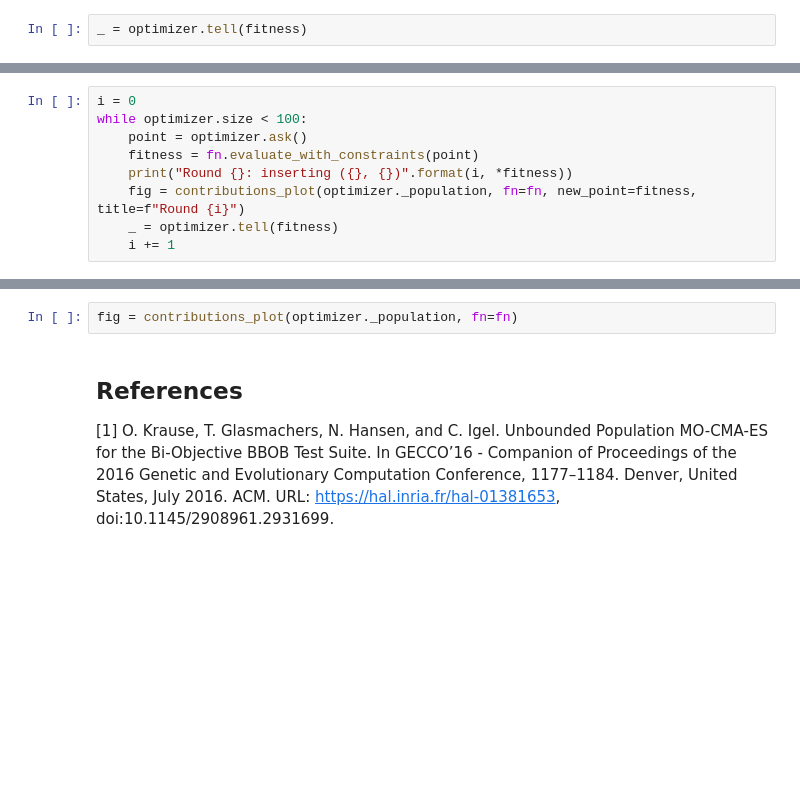
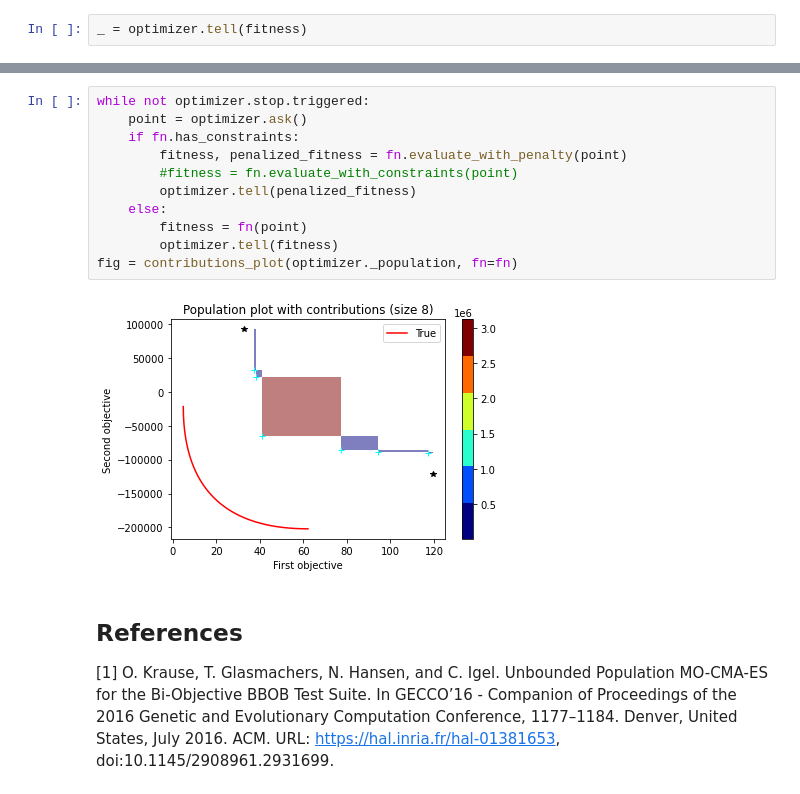
Before and after one commit to pocs-anguilla/anguilla, a Jupyter notebook: notebooks/experiments/upmocma/walkthrough.ipynb, the cells around one changed output, grey strips where cells are left out. Cells and saved outputs as stored; diff of their text form; blank space fills up the shorter version.

```diff
--- a/notebooks/experiments/upmocma/walkthrough.ipynb
+++ b/notebooks/experiments/upmocma/walkthrough.ipynb
@@ -99,9 +102,0 @@ fig = contributions_plot(optimizer._population, fn=fn)
-# %%
-i = 0
-while optimizer.size < 100:
-    point = optimizer.ask()
-    fitness = fn.evaluate_with_constraints(point)
-    print("Round {}: inserting ({}, {})".format(i, *fitness))
-    fig = contributions_plot(optimizer._population, fn=fn, new_point=fitness, title=f"Round {i}")
-    _ = optimizer.tell(fitness)
-    i += 1
@@ -130,5 +103,16 @@ ValueError: operands could not be broadcast together with shapes (10,) (0,)
-# %%
-fig = contributions_plot(optimizer._population, fn=fn)
+# %%
+while not optimizer.stop.triggered:
+    point = optimizer.ask()
+    if fn.has_constraints:
+        fitness, penalized_fitness = fn.evaluate_with_penalty(point)
+        #fitness = fn.evaluate_with_constraints(point)
+        optimizer.tell(penalized_fitness)
+    else:
+        fitness = fn(point)
+        optimizer.tell(fitness)
+fig = contributions_plot(optimizer._population, fn=fn)
+# %% [output]
+[figure, added]
 # %% [markdown]
 ## References
 
```
Also changed, not shown: parts of 7 cells of this notebook, 17 other files.
